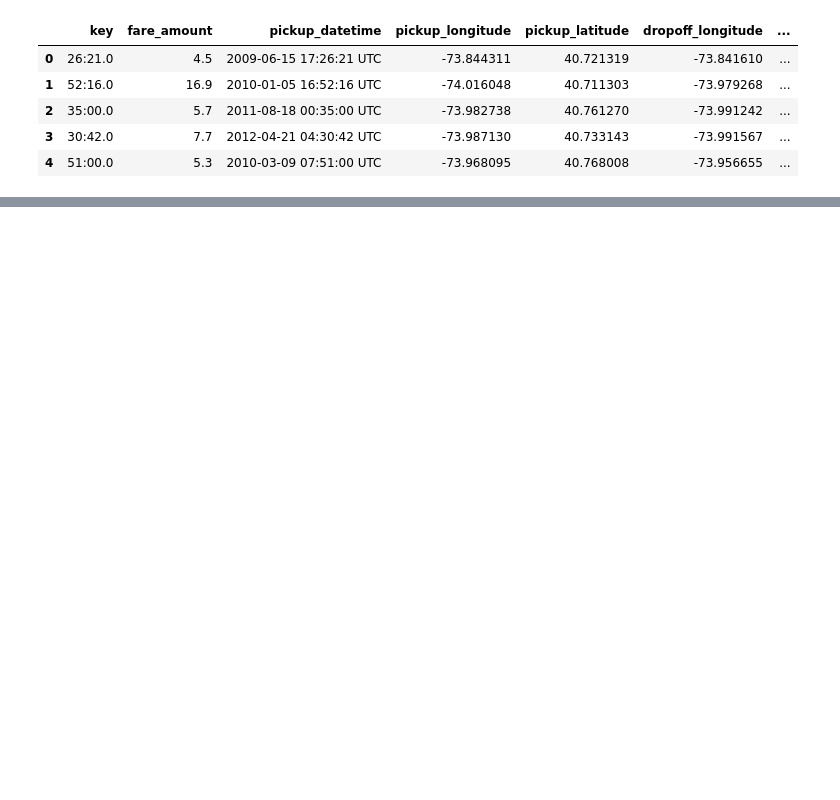
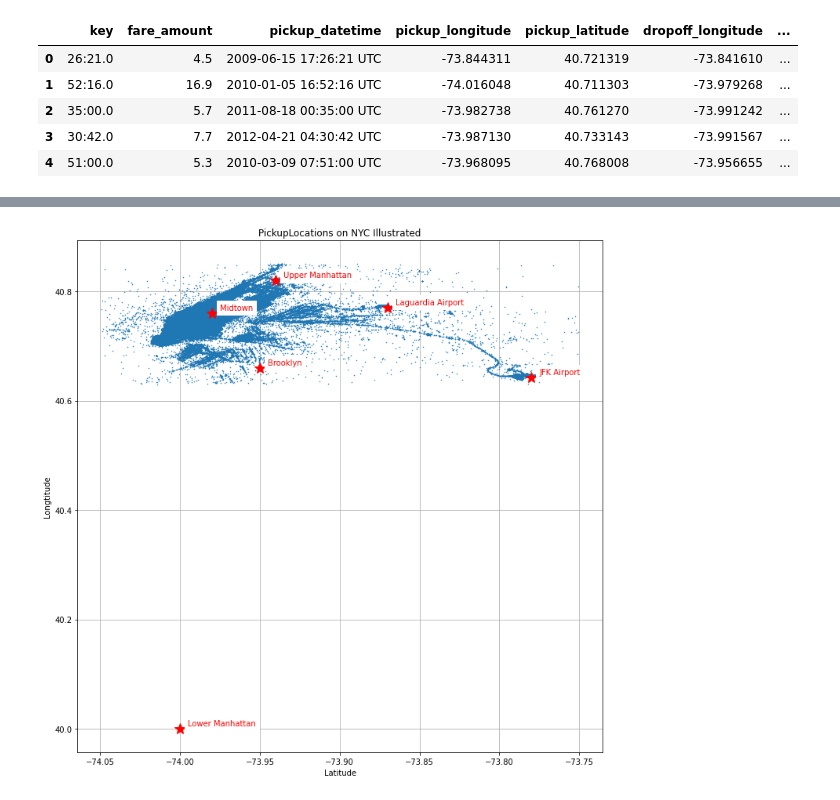
Before and after one commit to hitzza/git-practice-python, a Jupyter notebook: ex/python_study_group/taxi_fare_prediction.ipynb, the cells around one changed output, grey strips where cells are left out. Saved outputs shown, nothing was run; the diff lists cells and outputs as text; code cells hidden in the pictures; blank space fills up the shorter version.

```diff
--- a/ex/python_study_group/taxi_fare_prediction.ipynb
+++ b/ex/python_study_group/taxi_fare_prediction.ipynb
@@ -20,13 +20,17 @@ nyc_max_longitude = -73.75
 
 #위도 경도를 비교해 뉴욕시 범위의 데이터를 df2로 이동
 df2 = df.copy(deep=True)
+df2['pickup_datetime'] = pd.to_datetime(df2['pickup_datetime'],errors='coerce')
 df2[['fare_amount','pickup_longitude','pickup_latitude','dropoff_longitude']] = df2[['fare_amount','pickup_longitude','pickup_latitude','dropoff_longitude']].apply(pd.to_numeric,errors='coerce')#에러값 전부 결측값 처리
 #str_data에서 float_data로 변경하고 숫자가 아닌 값 결측값 처리
 #df2.isnull().sum()#결측값 dropoff_longitude ,dropoff_latitude컬럼에서 각 5개 씩
 df2.dropna(axis=0, inplace=True)#결측값이 있는 행 5개 제거
+print(df2.dtypes)
+
 print(df2.shape)
 
 #df2 = df2[([df2['pickup_longitude'] > nyc_min_longitude]) & (df2['pickup_longitude'] < nyc_max_longitude)]#이게 왜 에러
+#df2 = df2.drop(df2[([df2['pickup_longitude'] < nyc_min_longitude]) & (df2['pickup_longitude'] > nyc_max_longitude)].index)#2
 
 df2 = df2.drop(df2[df2['pickup_longitude'] < nyc_min_longitude].index)
 df2 = df2.drop(df2[df2['pickup_longitude'] > nyc_max_longitude].index)
@@ -48,0 +60,32 @@ import matplotlib.pyplot as plt
+# %%
+import matplotlib.pyplot as plt
+
+landmarks={'JFK Airport':(-73.78, 40.643),
+          'Laguardia Airport':(-73.87, 40.77),
+          'Midtown':(-73.98, 40.76),
+          'Lower Manhattan':(-74.00, 40,72),
+          'Upper Manhattan':(-73.94, 40.82),
+          'Brooklyn':(-73.95, 40.66)}
+
+def plot_lat_long(df, landmarks, points='Pickup'):
+    plt.figure(figsize=(12,12))
+    if points=='Pickup':
+        plt.plot(list(df.pickup_longitude),list(df.pickup_latitude),'.', markersize=1)
+    else:
+        plt.plot(list(df.dropoff_longitude),list(df.dropoff_latitude), '.', markersize =1)
+
+    for landmark in landmarks:
+        plt.plot(landmarks[landmark][0],landmarks[landmark][1], '*', markersize=15, alpha=1,color='r')#alpha==투명도
+        plt.annotate(landmark, (landmarks[landmark][0] + 0.005,
+            landmarks[landmark][1] + 0.005), color='r',
+            backgroundcolor='w')#plot에 주석달기
+
+    plt.title('{}Locations on NYC Illustrated'.format(points))
+    plt.grid(None)
+    plt.xlabel('Latitude')
+    plt.ylabel('Longtitude')
+    plt.show
+# %%
+plot_lat_long(df2,landmarks, points='Pickup')
+# %% [output]
+[figure, added]
```
Also changed, not shown: parts of 3 cells of this notebook.
